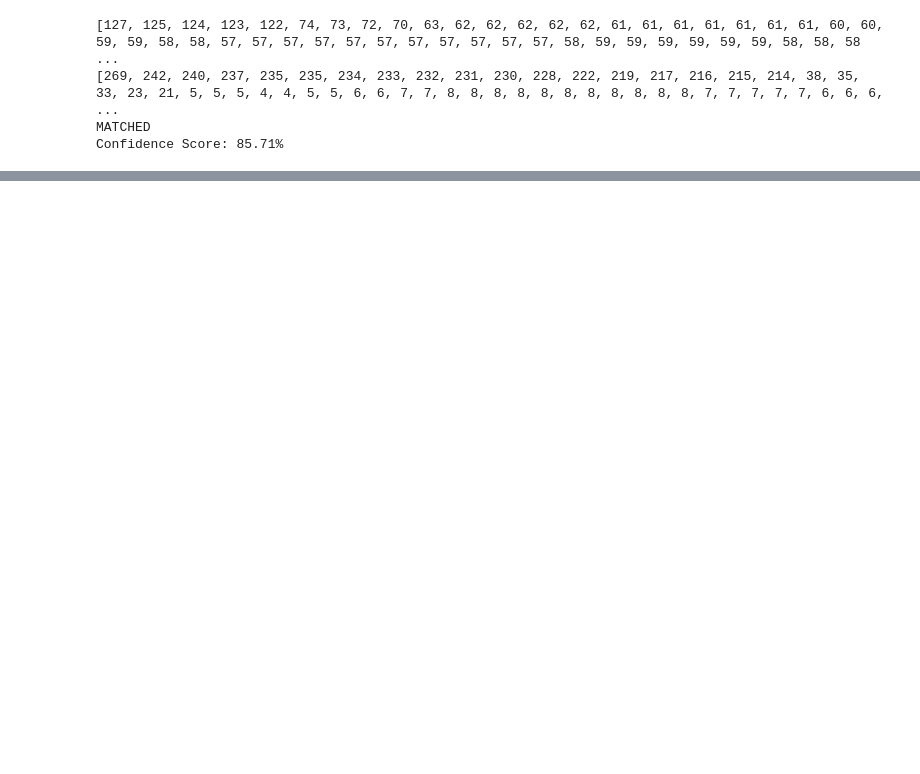
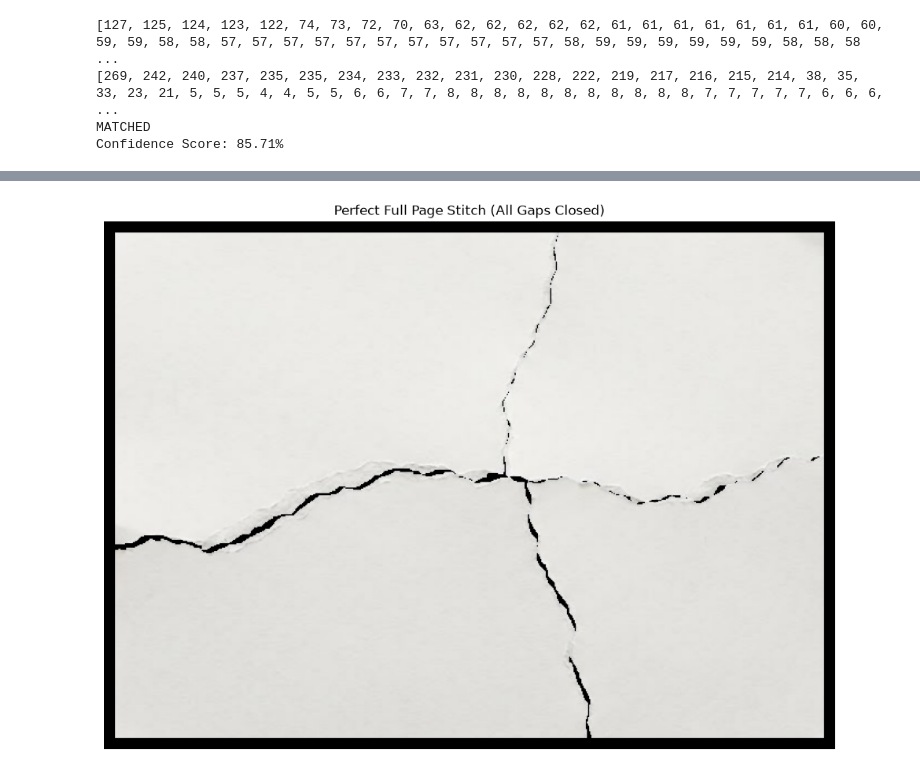
Before and after one commit to mohsinsaeed06/Project-Torn-Paper-, a Jupyter notebook: Edge Detection.ipynb, the cells around one changed output, grey strips where cells are left out. Drawn from its saved outputs; the diff is of its cells as text; code cells hidden in the pictures; blank space fills up the shorter version.

```diff
--- a/Edge Detection.ipynb
+++ b/Edge Detection.ipynb
@@ -789,0 +790,75 @@ else:
+# %%
+import numpy as np
+import matplotlib.pyplot as plt
+import cv2
+
+# --- STEP 1: Generate Binary Footprint Masks ---
+gray_c0 = cv2.cvtColor(canvas, cv2.COLOR_BGR2GRAY)
+_, thresh_c0 = cv2.threshold(gray_c0, 15, 255, cv2.THRESH_BINARY)
+
+gray_c1 = cv2.cvtColor(canvas1, cv2.COLOR_BGR2GRAY)
+_, thresh_c1 = cv2.threshold(gray_c1, 15, 255, cv2.THRESH_BINARY)
+
+# --- STEP 2: Find the Robust Straight Left Edges (dx) ---
+def get_robust_left_edge(thresh):
+    row_mins = []
+    for r in range(thresh.shape[0]):
+        cols = np.where(thresh[r] == 255)[0]
+        if len(cols) > 20:  # Only consider rows with valid paper pixels
+            row_mins.append(cols.min())
+    return int(np.median(row_mins))
+
+left_edge_c0 = get_robust_left_edge(thresh_c0)
+left_edge_c1 = get_robust_left_edge(thresh_c1)
+
+# Horizontal shift to align the vertical left margins perfectly
+dx = left_edge_c0 - left_edge_c1
+
+# --- STEP 3: Vertical Edge Boundary Matching (dy) ---
+# canvas (top piece) - bottom boundary along each column
+y_pixels_c0, x_pixels_c0 = np.where(thresh_c0 == 255)
+bottom_boundary_c0 = {col: np.max(y_pixels_c0[x_pixels_c0 == col]) for col in np.unique(x_pixels_c0)}
+
+# canvas1 (bottom piece) - top boundary mapped with horizontal shift dx
+y_pixels_c1, x_pixels_c1 = np.where(thresh_c1 == 255)
+top_boundary_c1 = {col + dx: np.min(y_pixels_c1[x_pixels_c1 == col]) for col in np.unique(x_pixels_c1)}
+
+# Calculate the vertical shift (dy) to lock the torn edges together
+dy_offsets = [
+    bottom_boundary_c0[col] - top_boundary_c1[col] + 1
+    for col in bottom_boundary_c0 if col in top_boundary_c1
+]
+dy = int(np.percentile(dy_offsets, 90))
+
+# --- STEP 4: Dynamic Canvas & Final Stitch ---
+h0, w0 = canvas.shape[:2]
+h1, w1 = canvas1.shape[:2]
+
+min_canvas_x = min(0, dx)
+max_canvas_x = max(w0, w1 + dx)
+min_canvas_y = min(0, dy)
+max_canvas_y = max(h0, h1 + dy)
+
+final_width = max_canvas_x - min_canvas_x
+final_height = max_canvas_y - min_canvas_y
+
+master_canvas = np.zeros((final_height, final_width, 3), dtype=np.uint8)
+
+offset_x0 = -min_canvas_x
+offset_y0 = -min_canvas_y
+
+offset_x1 = dx - min_canvas_x
+offset_y1 = dy - min_canvas_y
+
+# Blend pieces onto the final canvas
+master_canvas[offset_y0:offset_y0+h0, offset_x0:offset_x0+w0][thresh_c0 > 0] = canvas[thresh_c0 > 0]
+master_canvas[offset_y1:offset_y1+h1, offset_x1:offset_x1+w1][thresh_c1 > 0] = canvas1[thresh_c1 > 0]
+
+# --- STEP 5: Plotting ---
+plt.figure(figsize=(12, 10))
+plt.title("Perfect Full Page Stitch (All Gaps Closed)")
+plt.imshow(cv2.cvtColor(master_canvas, cv2.COLOR_BGR2RGB))
+plt.axis('off')
+plt.show()
+# %% [output]
+[figure, added]
```
Also changed, not shown: parts of 9 cells of this notebook.
